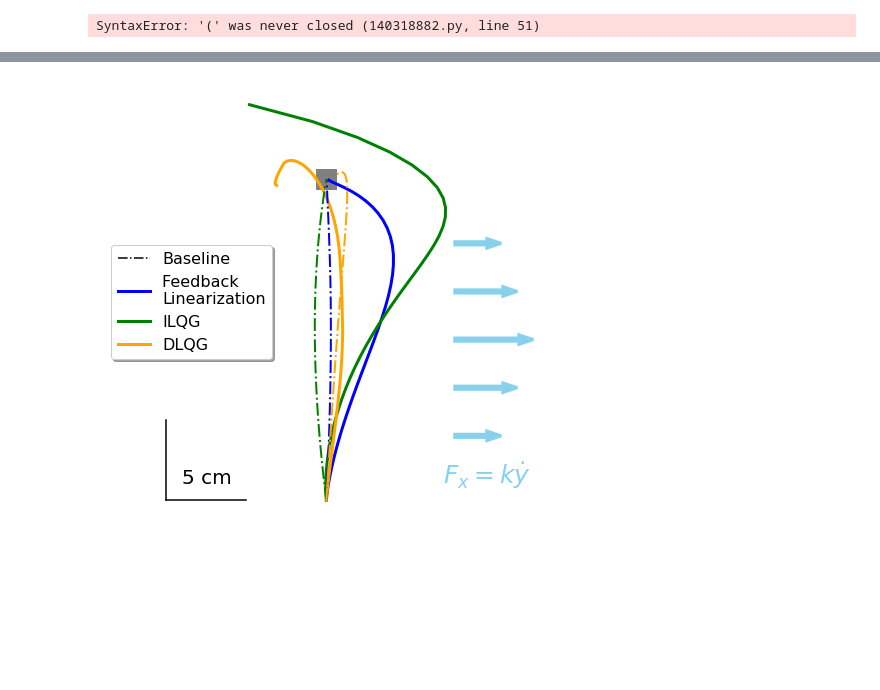
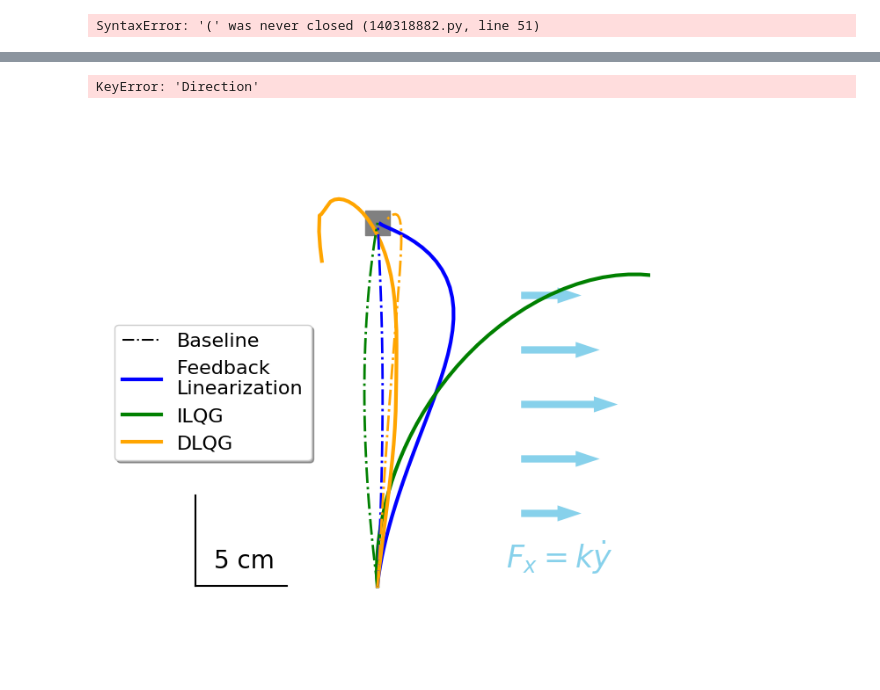
Before and after one commit to AlexandreThy/PhD, a Jupyter notebook: CurrentParts/BestLQG.ipynb, the cells around one changed output, grey strips where cells are left out. Cells and saved outputs as stored; diff of their text form; code cells hidden in the pictures; blank space fills up the shorter version.

```diff
--- a/CurrentParts/BestLQG.ipynb
+++ b/CurrentParts/BestLQG.ipynb
@@ -383,8 +472,7 @@ for Delay in [0,0.06]:
 # %%
-from ILQGController import *
-from FLController import *
 
-Delay = .06
+
+Delay = 0
 Error = np.zeros((6,50))
 D = np.linspace(0.4,1,50)
 for i,Duration in enumerate(D):
@@ -411,7 +518,6 @@ plt.show()
 # %%
-from ILQGController import *
-from FLController import *
-for Delay in [0,0.06]:
+
+for Delay in [0]:
     for Duration in [1,.4]:
         x,y,j,xfl = Feedback_Linearization(Duration=Duration,w1=1e7,w2=1e7,w3=1e3,w4=1e3,r1=1e-5,r2=1e-5,Num_iter=50,starting_point=[0,30],targets=[0,50],ShowJ=True,Activate_Noise=True,Delay=Delay,AdditionalDynamics={"FF":True,"FFonset":35,"Side":"Right"})
         x,y,u,zilqg=ILQG(Duration,1e7,1e3,1e-5,[0,50],50,[0,30],Noise=True,Delay=Delay,FF=True,Side="Right")
@@ -421,6 +527,8 @@ for Delay in [0,0.06]:
         title2 = " without delay" if Delay == 0 else " with Delay"
         plt.title(title1+title2)
         plt.show()
+# %% [output]
+KeyError: 'Direction'
 # %%
 import matplotlib.pyplot as plt
 
@@ -456,39 +564,39 @@ ls = ["-","-."]
 plt.plot([0,0],[30,30],color = "black",linestyle = "-.",label = "Baseline")
 for i,activation in enumerate([True,False]):
     xFL,yFL,j,xfl = Feedback_Linearization(Duration=MovementTime,w1=1e7,w2=1e7,w3=1e3,w4=1e3,r1=1e-5,r2=1e-5,Num_iter=NumIteration,starting_point=st,targets=tg,ShowJ=True,plot = False,AdditionalDynamics={"FF":activation,"FFonset":30,"Side":side,"Direction":"up"},Delay = .06,Activate_Noise=False)
-    xILQG,yILQG,u,zilqg=ILQG(MovementTime,1e4,1,1e-5,tg,NumIteration,st,plot = False,Delay = .06,Noise=False,FF=activation,Side=side)
+    xILQG,yILQG,u,zilqg=ILQG(MovementTime,1e4,1,1e-5,tg,NumIteration,st,plot = False,Delay =0,Noise=False,FF=activation,Side=side)
     xLQG,yLQG,u,z=BestLQG(Duration=MovementTime,Num_iter=NumIteration,starting_point=st,targets=tg,plot = False,Delay = .06,Activate_Noise=False,w4=1e3,r1=1e-5,r2=1e-5,AdditionalDynamics={"FF":activation,"FFonset":30,"Side":side,"Direction":"up"})
     plt.plot(xFL,yFL,color = "blue",label = "Feedback \nLinearization",linewidth = lw[i],linestyle = ls[i])
     plt.plot(xILQG,yILQG,color = "green",label = "ILQG",linewidth = lw[i],linestyle = ls[i])
     plt.plot(xLQG,yLQG,color = "orange",label = "DLQG",linewidth = lw[i],linestyle = ls[i])
     if i == 0: MultipleLabel(title="",side="center left")
 plt.axis("equal")
 plt.yticks([30,40,50])
 plt.xticks([-10,0,10])
 plt.xlim(-15,15)
 plt.scatter([tg[0]],[tg[1]],color = "grey",marker = "s", s=400)
 ax = plt.gca()
 #ax.spines['top'].set_visible(False)
 #ax.spines['right'].set_visible(False)
 ax.axis("off")
 add_scale_cm(-10,30,5,fontsize = 20)
 
 Y = [35,38,41,44,47]
 DY = [2,3,4,3,2]
 mycolor = "#87d1eb"
 for i in range(5):
     arrow = FancyArrow(x=8, y=Y[i]-1, dx=DY[i], dy=0, width=0.2, edgecolor=mycolor, facecolor=mycolor, linewidth=3)
     ax.add_patch(arrow)
 # Add the arrow to the plot
 
 
 
 # Add the text above the arrow using LaTeX formatting
 ax.text(10,31, r'$F_x = k\dot{y}$', fontsize=25, ha='center',color = mycolor, fontweight='bold')
 plt.savefig("FFFinal.png",dpi = 200)
 plt.show()
 # %% [output]
-[figure, old version]
+[figure, new version]
 # %%
 st = [0,30]
 tg = [0,50]
```
Also changed, not shown: parts of 11 cells of this notebook, 2 other files.
